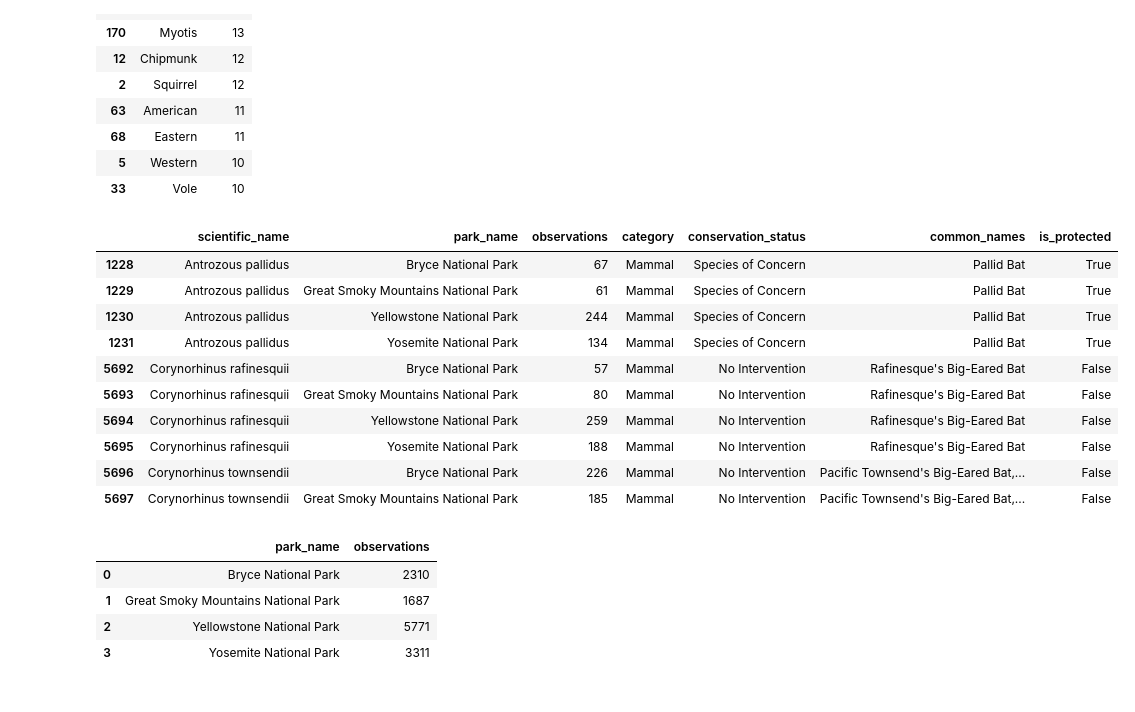
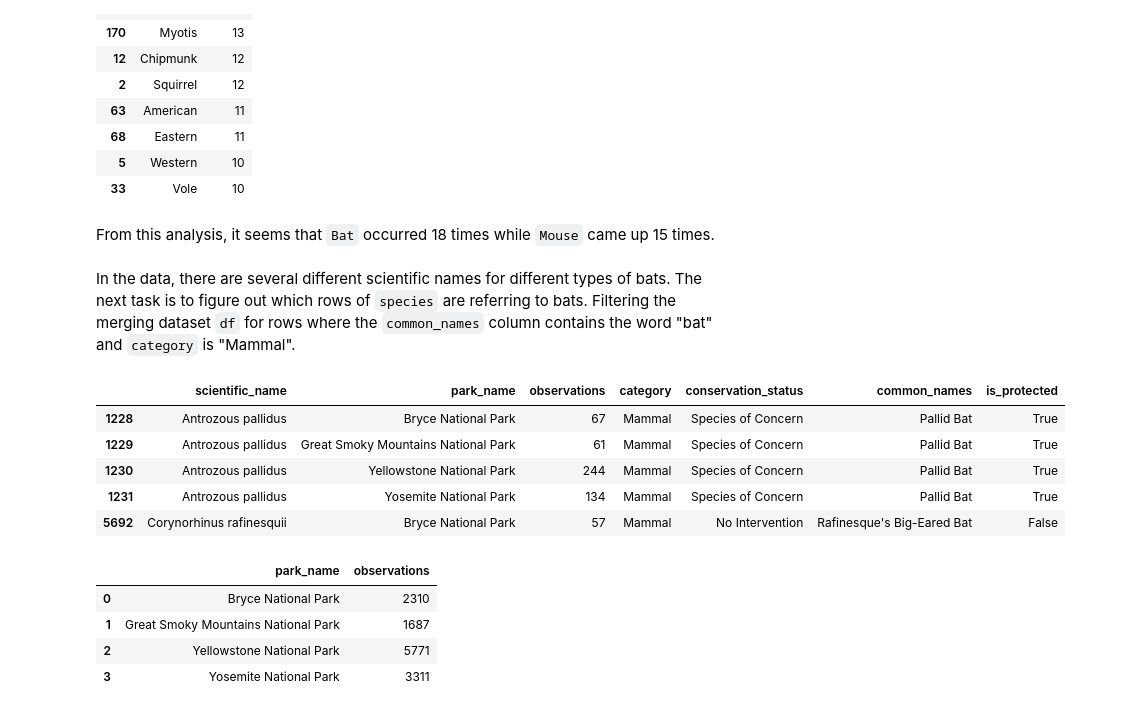
Before and after one commit to 7086600/biodiversity_project, a Jupyter notebook: biodiversity.ipynb, the cells around one changed output. Saved outputs shown, nothing was run; the diff lists cells and outputs as text; code cells hidden in the pictures.

```diff
--- a/biodiversity.ipynb
+++ b/biodiversity.ipynb
@@ -820,21 +820,20 @@ pd.DataFrame(words_count_set, columns=['word', 'count']).sort_values(by='count',
 | 68 | Eastern | 11 |
 | 5 | Western | 10 |
 | 33 | Vole | 10 |
+# %% [markdown]
+From this analysis, it seems that `Bat` occurred 18 times while `Mouse` came up 15 times.
+# %% [markdown]
+In the data, there are several different scientific names for different types of bats.  The next task is to figure out which rows of `species` are referring to bats. Filtering the merging dataset `df` for rows where the `common_names` column contains the word "bat" and `category` is "Mammal".
 # %%
 bats_filt = (df['common_names'].apply(lambda x: 'Bat' in x)) & (df['category'] == 'Mammal')
 bats_df = df[bats_filt]
 
-bats_df.head(10)
+bats_df.head()
 # %% [output]
 |  | scientific_name | park_name | observations | category | conservation_status | common_names | is_protected |
 | 1228 | Antrozous pallidus | Bryce National Park | 67 | Mammal | Species of Concern | Pallid Bat | True |
 | 1229 | Antrozous pallidus | Great Smoky Mountains National Park | 61 | Mammal | Species of Concern | Pallid Bat | True |
 | 1230 | Antrozous pallidus | Yellowstone National Park | 244 | Mammal | Species of Concern | Pallid Bat | True |
 | 1231 | Antrozous pallidus | Yosemite National Park | 134 | Mammal | Species of Concern | Pallid Bat | True |
 | 5692 | Corynorhinus rafinesquii | Bryce National Park | 57 | Mammal | No Intervention | Rafinesque's Big-Eared Bat | False |
-| 5693 | Corynorhinus rafinesquii | Great Smoky Mountains National Park | 80 | Mammal | No Intervention | Rafinesque's Big-Eared Bat | False |
-| 5694 | Corynorhinus rafinesquii | Yellowstone National Park | 259 | Mammal | No Intervention | Rafinesque's Big-Eared Bat | False |
-| 5695 | Corynorhinus rafinesquii | Yosemite National Park | 188 | Mammal | No Intervention | Rafinesque's Big-Eared Bat | False |
-| 5696 | Corynorhinus townsendii | Bryce National Park | 226 | Mammal | No Intervention | Pacific Townsend's Big-Eared Bat,... | False |
-| 5697 | Corynorhinus townsendii | Great Smoky Mountains National Park | 185 | Mammal | No Intervention | Pacific Townsend's Big-Eared Bat,... | False |
 # %%
```
Also changed, not shown: parts of 6 cells of this notebook.
